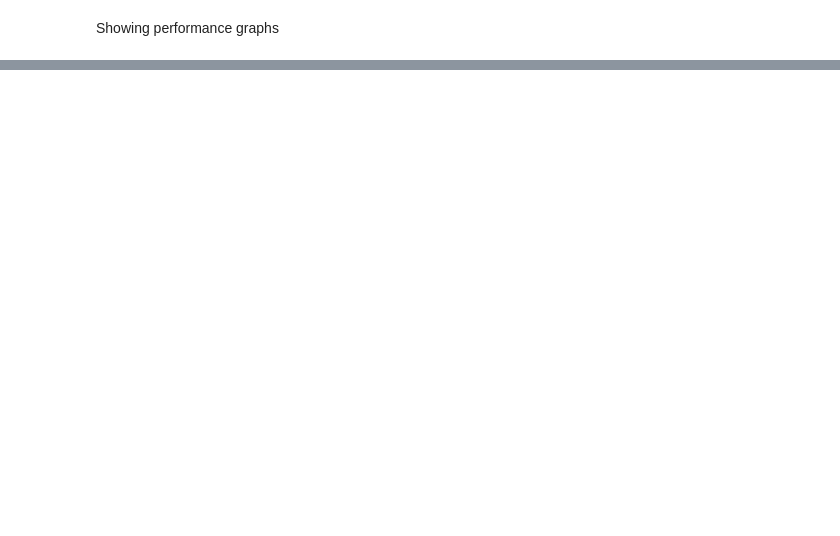
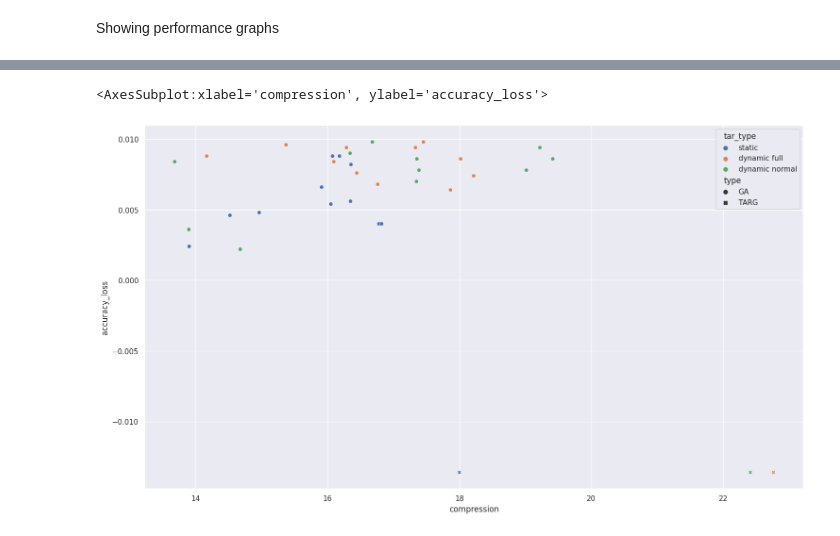
Before and after one commit to xcoupe01/nn_weight_share_optimization, a Jupyter notebook: notebooks/lenet_compression_compare.ipynb, the cells around one changed output, grey strips where cells are left out. Cells and saved outputs as stored; diff of their text form; code cells hidden in the pictures; blank space fills up the shorter version.

```diff
--- a/notebooks/lenet_compression_compare.ipynb
+++ b/notebooks/lenet_compression_compare.ipynb
@@ -165,0 +199,14 @@ plt.savefig('../results/plots/scatter2.pdf')
+# %%
+FOLDERS_EXP = [
+    {'path': '../results/lenet_tanh_compress_50/', 'type': 'static'},
+    {'path': '../results/lenet_tanh_compress_50_dynamic_full/', 'type': 'dynamic full'},
+    {'path': '../results/lenet_tanh_compress_50_dynamic_normal/', 'type': 'dynamic normal'}
+    ]
+
+SAVE_FILES = {
+    #'PSO': 'lenet_PSO_save.csv',
+    'GA': 'lenet_GA_save.csv',
+}
+
+def fit_from_vals(data, targ_vals):
+    return 1 / math.sqrt(pow(1 - (data['accuracy'] - 0.9)/0.1, 2) + pow(1 - (data['compression']/targ_vals[1]), 2))
@@ -165,0 +299,11 @@ plt.savefig('../results/plots/scatter2.pdf')
+# %%
+before_loss = data_complete.loc[0]['accuracy'] + data_complete.loc[0]['accuracy_loss']
+
+for i, fit_cont in enumerate(fit_conts):
+    data_complete.loc[len(data_complete.index)] = ['run0', fit_cont.targ[0], before_loss - fit_cont.targ[0], fit_cont.targ[1], 0, 'TARG', FOLDERS_EXP[i]['type']]
+# %%
+sns.set(rc={'figure.figsize': (18, 10)})
+sns.scatterplot(data=data_complete, x='compression', y='accuracy_loss', style='type', hue='tar_type')
+# %% [output]
+<AxesSubplot:xlabel='compression', ylabel='accuracy_loss'>
+[figure, added]
```
Also changed, not shown: parts of 26 cells of this notebook, 22 other files.
